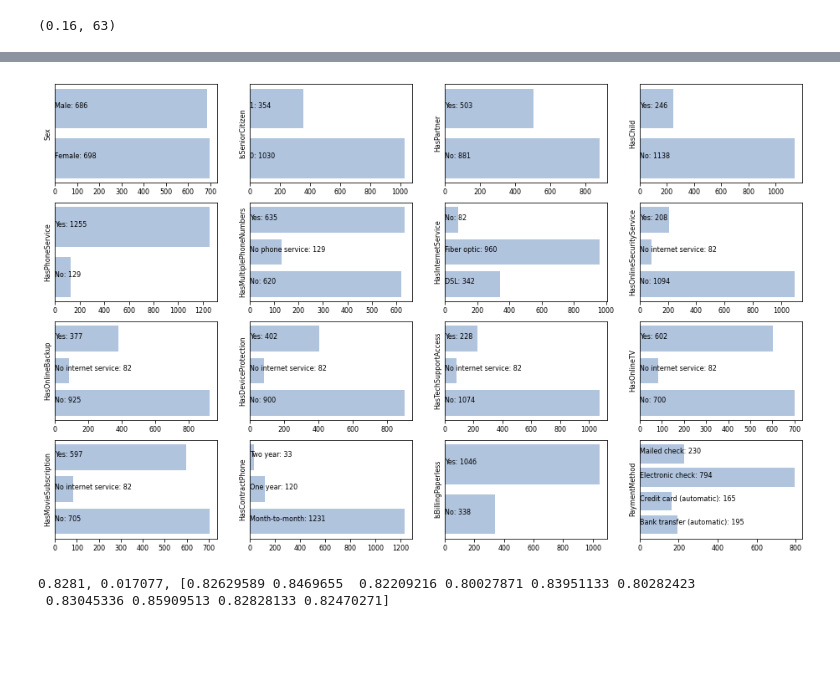
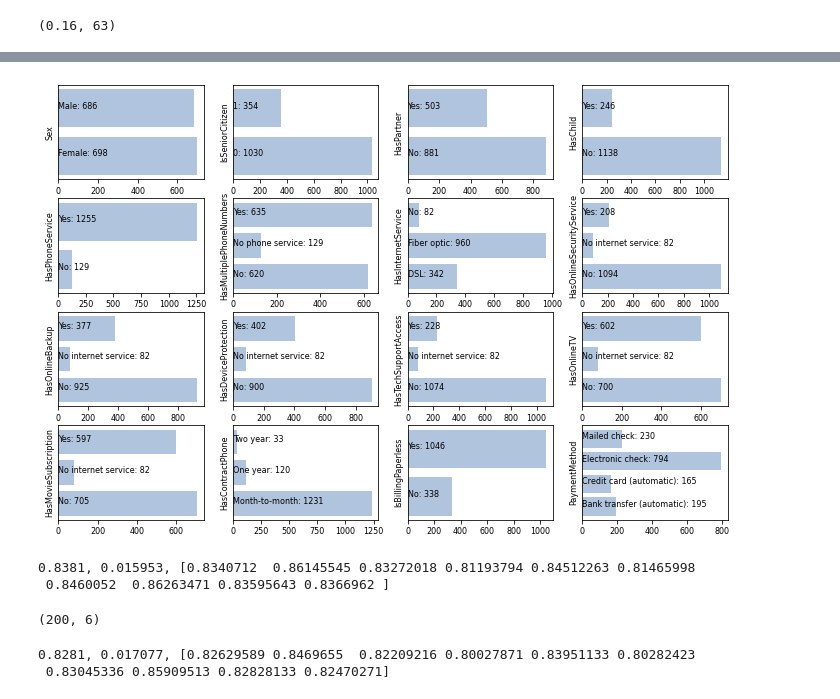
Before and after one commit to MitrofanovDmitry/study, a Jupyter notebook: practice/60 customer churn (dls)/3.ipynb, the cells around one changed output, grey strips where cells are left out. Saved outputs shown, nothing was run; the diff lists cells and outputs as text; code cells hidden in the pictures; blank space fills up the shorter version.

```diff
--- a/practice/60 customer churn (dls)/3.ipynb
+++ b/practice/60 customer churn (dls)/3.ipynb
@@ -170,16 +174,49 @@ axes[1].hist(test_data['MonthlySpending'], bins=250);
 # %%
 train_data = pd.read_csv('./train.csv')
-fig, axes = plt.subplots(4, 4, figsize=(16,10))
+fig, axes = plt.subplots(4, 4, figsize=(12,8))
 for c, ax in zip(cat_cols, axes.flat):
     cnt = train_data.groupby(c)['Churn'].sum()
     ax.barh(cnt.index, cnt.values, color='lightsteelblue')
     ax.tick_params(axis='x', labelsize=8)
     ax.set_ylabel(c, fontsize=8)
     ax.set_yticks([])
     z = zip(range(len(cnt)), cnt.index, cnt.values)
     for i, k, v in z: ax.text(0, i, f'{k}: {v}', fontsize=8)
 # %% [output]
-[figure, old version]
+[figure, new version]
+# %%
+def prepare_data(data):
+    data['ClientPeriodG'] = pd.cut(data['ClientPeriod'], bins=[-1,0,2,5,10,17,25,33,43,53,62,70,72,100]).astype(str)
+    data['MonthlySpendingG'] = pd.cut(data['MonthlySpending'], bins=np.arange(17.5,125,5)).astype(str)
+    return data
+
+test_data = prepare_data(pd.read_csv('./test.csv'))
+train_data = prepare_data(pd.read_csv('./train.csv'))
+
+num_cols_ = []
+cat_cols_ = cat_cols + ['ClientPeriodG','MonthlySpendingG']
+num_tran, cat_tran = StandardScaler(), OneHotEncoder(handle_unknown='ignore')
+preprocessor = ColumnTransformer([('cat', cat_tran, cat_cols_), ('num', num_tran, num_cols_)])
+classifier = RandomForestClassifier(n_estimators=200, max_depth=6, criterion='entropy')
+model = Pipeline([('pre', preprocessor), ('clf', classifier)])
+s = cross_val_score(model, train_data[cat_cols_ + num_cols_], train_data[target_col], scoring='roc_auc', cv=StratifiedKFold(10))
+print(f'{s.mean():.4f}, {s.std():.6f}, {s}')
+
+model.fit(train_data[cat_cols_ + num_cols_], train_data[target_col])
+submission = pd.read_csv('./submission.csv')
+submission['Churn'] = model.predict_proba(test_data[cat_cols_ + num_cols_])[:,1]
+submission.to_csv('./my_submission.csv', index=False)
+# %% [output]
+0.8381, 0.015953, [0.8340712  0.86145545 0.83272018 0.81193794 0.84512263 0.81465998
+ 0.8460052  0.86263471 0.83595643 0.8366962 ]
+# %%
+grid = {'clf__n_estimators':[100,200],'clf__max_depth':[5,6,7]}
+cv = GridSearchCV(model, grid, scoring='roc_auc', cv=StratifiedKFold(10))
+cv.fit(train_data[cat_cols_], train_data[target_col])
+params = cv.best_estimator_.get_params()
+params['clf__n_estimators'], params['clf__max_depth']
+# %% [output]
+(200, 6)
 # %%
 def prepare_data(data):
     data['ClientPeriodG'] = pd.cut(data['ClientPeriod'], bins=[-1,0,2,5,10,17,25,33,43,53,62,70,72,100]).astype(str)
```
Also changed, not shown: parts of 9 cells of this notebook, 4 other files.
